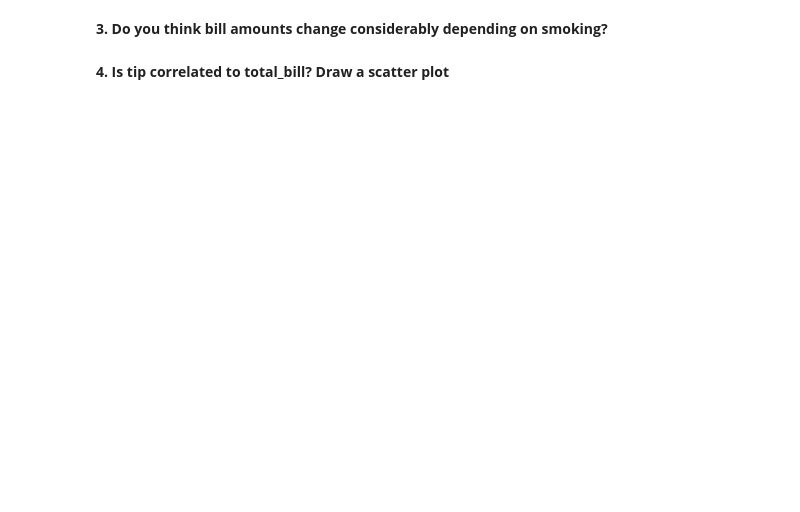
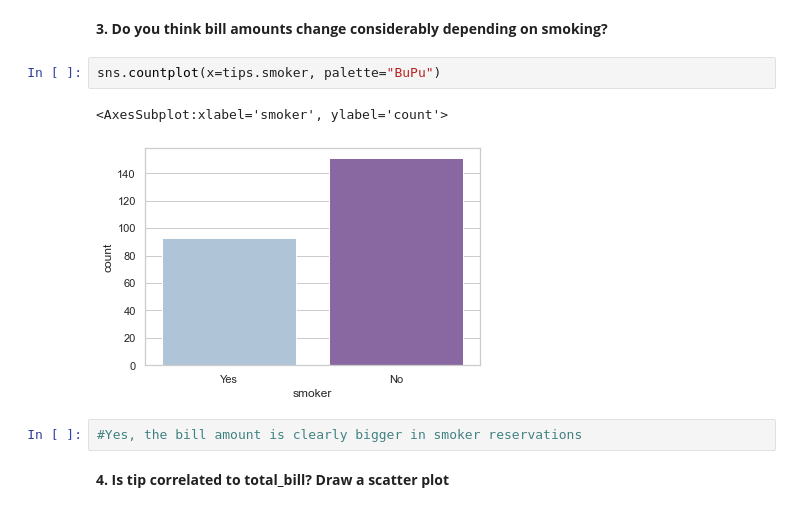
Before and after one commit to Ironhack-Data-Madrid-Enero-2021/lab-visualization-intro, a Jupyter notebook: your-code/challenge-1.ipynb, the cells around one changed output. Saved outputs shown, nothing was run; the diff lists cells and outputs as text; blank space fills up the shorter version.

```diff
--- a/your-code/challenge-1.ipynb
+++ b/your-code/challenge-1.ipynb
@@ -37,4 +55,11 @@ tips
 # %% [markdown]
 **3. Do you think bill amounts change considerably depending on smoking?**
+# %%
+sns.countplot(x=tips.smoker, palette="BuPu")
+# %% [output]
+<AxesSubplot:xlabel='smoker', ylabel='count'>
+[figure, added]
+# %%
+#Yes, the bill amount is clearly bigger in smoker reservations
 # %% [markdown]
 **4. Is tip correlated to total_bill? Draw a scatter plot**
```
Also changed, not shown: parts of 10 cells of this notebook.
